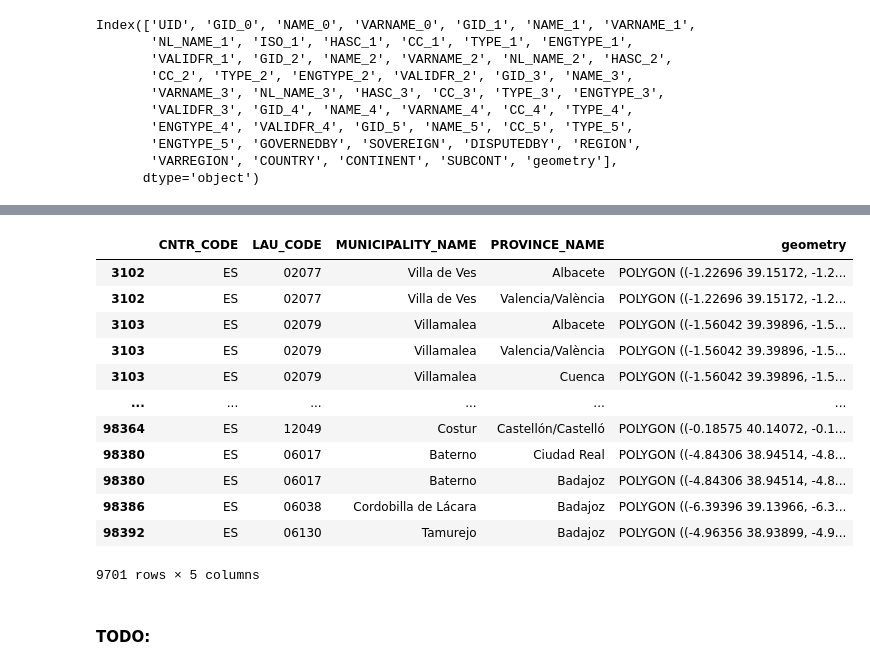
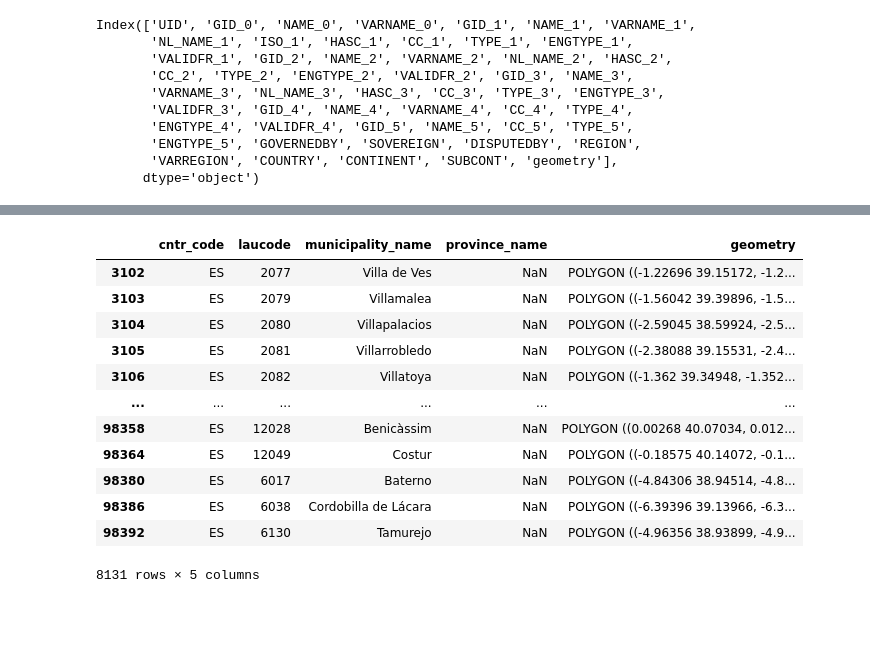
Before and after one commit to Mosquito-Alert/anomaly_detection, a Jupyter notebook: generator/VRI_anomaly_detection_bites.ipynb, the cells around one changed output, grey strips where cells are left out. Saved outputs shown, nothing was run; the diff lists cells and outputs as text; code cells hidden in the pictures; blank space fills up the shorter version.

```diff
--- a/generator/VRI_anomaly_detection_bites.ipynb
+++ b/generator/VRI_anomaly_detection_bites.ipynb
@@ -356,6 +362,7 @@ KeyError: 'GID_4'
 # %%
 lau_gdf = gpd.read_file(os.path.join(GEO_DATA_DIR, 'LAU', 'LAU_RG_01M_2023_4326.shp'))
-lau_gdf = lau_gdf[lau_gdf['CNTR_CODE'].eq('ES')]
-lau_gdf.head(10)
+lau_gdf = lau_gdf[lau_gdf['CNTR_CODE'].eq('ES')].sort_values(by=['LAU_NAME'])
+lau_gdf.head(40)
+# lau_gdf.count()
 # %% [output]
 |  | GISCO_ID | CNTR_CODE | LAU_ID | LAU_NAME | POP_2023 | POP_DENS_2 | AREA_KM2 | YEAR | geometry |
@@ -454,26 +465,25 @@ nuts_gdf.head(10)
 # %%
 municipalities_gdf = gpd.sjoin(lau_gdf, nuts_gdf, how="left")[[
     'CNTR_CODE_left', 'LAU_ID', 'LAU_NAME', 'NUTS_NAME', 'geometry'
 ]].rename(columns={
-    'CNTR_CODE_left': 'CNTR_CODE',
-    'LAU_ID': 'LAU_CODE',
-    'LAU_NAME': 'MUNICIPALITY_NAME',
-    'NUTS_NAME': 'PROVINCE_NAME'
+    'CNTR_CODE_left': 'cntr_code',
+    'LAU_ID': 'laucode',
+    'LAU_NAME': 'municipality_name',
+    'NUTS_NAME': 'province_name'
 })
+municipalities_gdf['laucode'] = municipalities_gdf['laucode'].astype(int)
 municipalities_gdf
 # %% [output]
-|  | CNTR_CODE | LAU_CODE | MUNICIPALITY_NAME | PROVINCE_NAME | geometry |
-| 3102 | ES | 02077 | Villa de Ves | Albacete | POLYGON ((-1.22696 39.15172, -1.2... |
-| 3102 | ES | 02077 | Villa de Ves | Valencia/València | POLYGON ((-1.22696 39.15172, -1.2... |
-| 3103 | ES | 02079 | Villamalea | Albacete | POLYGON ((-1.56042 39.39896, -1.5... |
-| 3103 | ES | 02079 | Villamalea | Valencia/València | POLYGON ((-1.56042 39.39896, -1.5... |
-| 3103 | ES | 02079 | Villamalea | Cuenca | POLYGON ((-1.56042 39.39896, -1.5... |
+|  | cntr_code | laucode | municipality_name | province_name | geometry |
+| 3102 | ES | 2077 | Villa de Ves | NaN | POLYGON ((-1.22696 39.15172, -1.2... |
+| 3103 | ES | 2079 | Villamalea | NaN | POLYGON ((-1.56042 39.39896, -1.5... |
+| 3104 | ES | 2080 | Villapalacios | NaN | POLYGON ((-2.59045 38.59924, -2.5... |
+| 3105 | ES | 2081 | Villarrobledo | NaN | POLYGON ((-2.38088 39.15531, -2.4... |
+| 3106 | ES | 2082 | Villatoya | NaN | POLYGON ((-1.362 39.34948, -1.352... |
 | ... | ... | ... | ... | ... | ... |
-| 98364 | ES | 12049 | Costur | Castellón/Castelló | POLYGON ((-0.18575 40.14072, -0.1... |
-| 98380 | ES | 06017 | Baterno | Ciudad Real | POLYGON ((-4.84306 38.94514, -4.8... |
-| 98380 | ES | 06017 | Baterno | Badajoz | POLYGON ((-4.84306 38.94514, -4.8... |
-| 98386 | ES | 06038 | Cordobilla de Lácara | Badajoz | POLYGON ((-6.39396 39.13966, -6.3... |
-| 98392 | ES | 06130 | Tamurejo | Badajoz | POLYGON ((-4.96356 38.93899, -4.9... |
+| 98358 | ES | 12028 | Benicàssim | NaN | POLYGON ((0.00268 40.07034, 0.012... |
+| 98364 | ES | 12049 | Costur | NaN | POLYGON ((-0.18575 40.14072, -0.1... |
+| 98380 | ES | 6017 | Baterno | NaN | POLYGON ((-4.84306 38.94514, -4.8... |
+| 98386 | ES | 6038 | Cordobilla de Lácara | NaN | POLYGON ((-6.39396 39.13966, -6.3... |
+| 98392 | ES | 6130 | Tamurejo | NaN | POLYGON ((-4.96356 38.93899, -4.9... |
-9701 rows × 5 columns
+8131 rows × 5 columns
-# %% [markdown]
-#### TODO:
```
Also changed, not shown: parts of 15 cells of this notebook, 10 other files.
